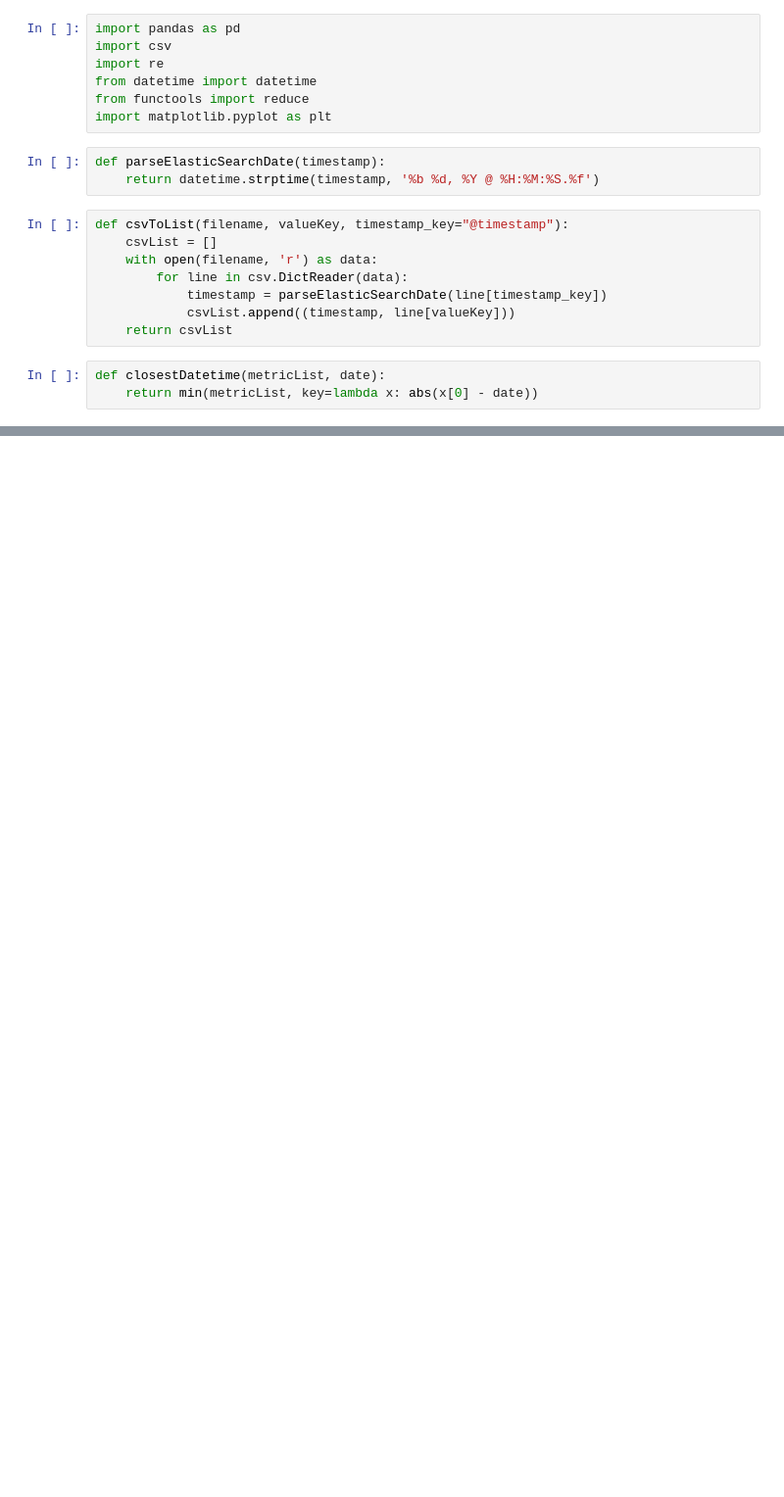
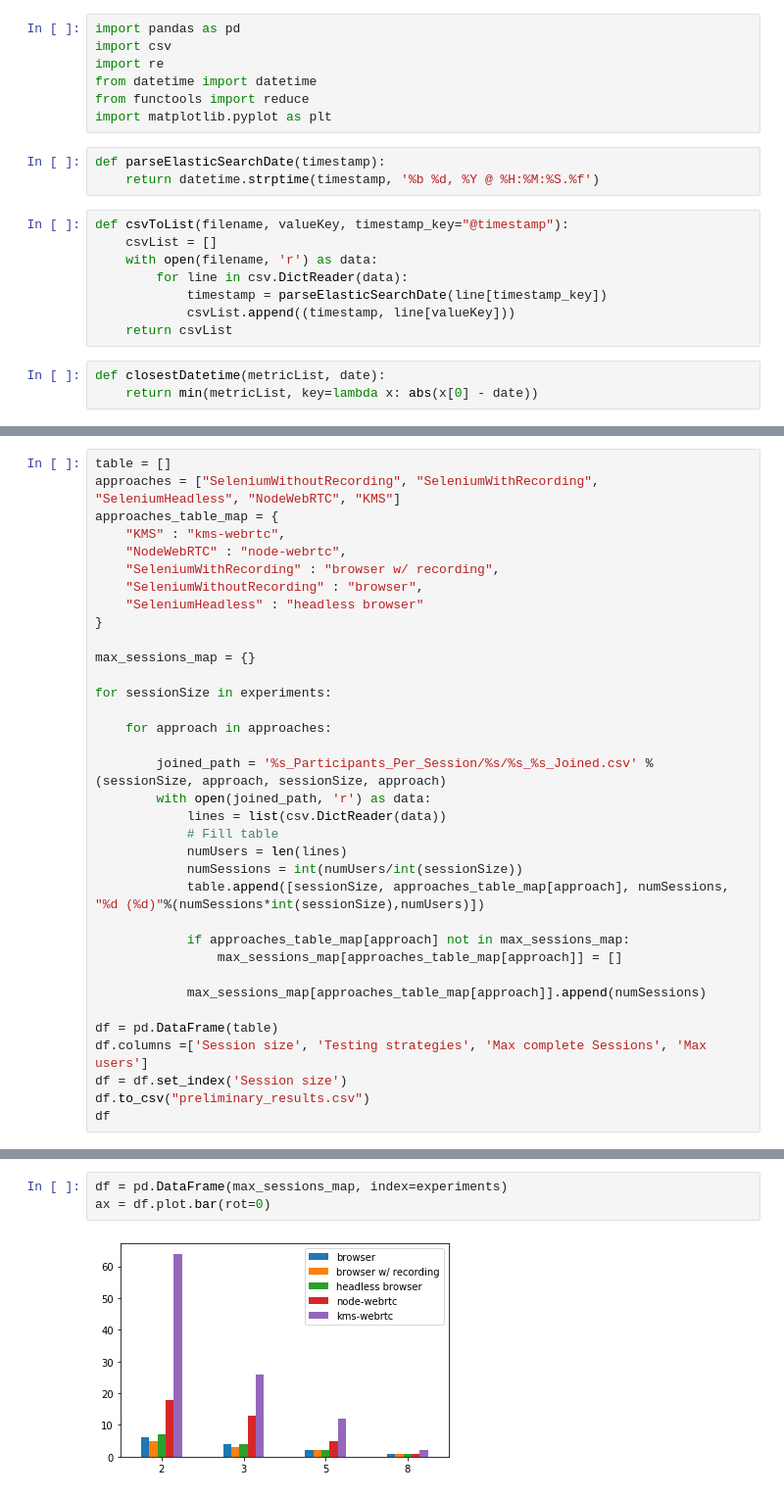
Before and after one commit to Maes95/ChartGenerator_WebRTC, a Jupyter notebook: ChartGenerator.ipynb, the cells around one changed output, grey strips where cells are left out. Shown at 98% size. Drawn from its saved outputs; the diff is of its cells as text; blank space fills up the shorter version.

Commit message:
Add table generator

```diff
--- a/ChartGenerator.ipynb
+++ b/ChartGenerator.ipynb
@@ -108,0 +109,35 @@ figure.savefig("images/AllChartsInOne.pdf")
+# %%
+table = []
+approaches = ["SeleniumWithoutRecording", "SeleniumWithRecording", "SeleniumHeadless", "NodeWebRTC", "KMS"]
+approaches_table_map = {
+    "KMS" : "kms-webrtc",
+    "NodeWebRTC" : "node-webrtc",
+    "SeleniumWithRecording" : "browser w/ recording",
+    "SeleniumWithoutRecording" : "browser",
+    "SeleniumHeadless" : "headless browser"
+}
+
+max_sessions_map = {}
+
+for sessionSize in experiments:
+
+    for approach in approaches:
+
+        joined_path = '%s_Participants_Per_Session/%s/%s_%s_Joined.csv' %  (sessionSize, approach, sessionSize, approach)
+        with open(joined_path, 'r') as data:
+            lines = list(csv.DictReader(data))
+            # Fill table
+            numUsers = len(lines)
+            numSessions = int(numUsers/int(sessionSize))
+            table.append([sessionSize, approaches_table_map[approach], numSessions, "%d (%d)"%(numSessions*int(sessionSize),numUsers)])
+
+            if approaches_table_map[approach] not in max_sessions_map:
+                max_sessions_map[approaches_table_map[approach]] = []
+
+            max_sessions_map[approaches_table_map[approach]].append(numSessions)
+
+df = pd.DataFrame(table)
+df.columns =['Session size', 'Testing strategies', 'Max complete Sessions', 'Max users']
+df = df.set_index('Session size')
+df.to_csv("preliminary_results.csv")
+df
@@ -108,0 +163,5 @@ figure.savefig("images/AllChartsInOne.pdf")
+# %%
+df = pd.DataFrame(max_sessions_map, index=experiments)
+ax = df.plot.bar(rot=0)
+# %% [output]
+[figure, added]
```
Also changed, not shown: parts of 4 cells of this notebook, 2 other files.
